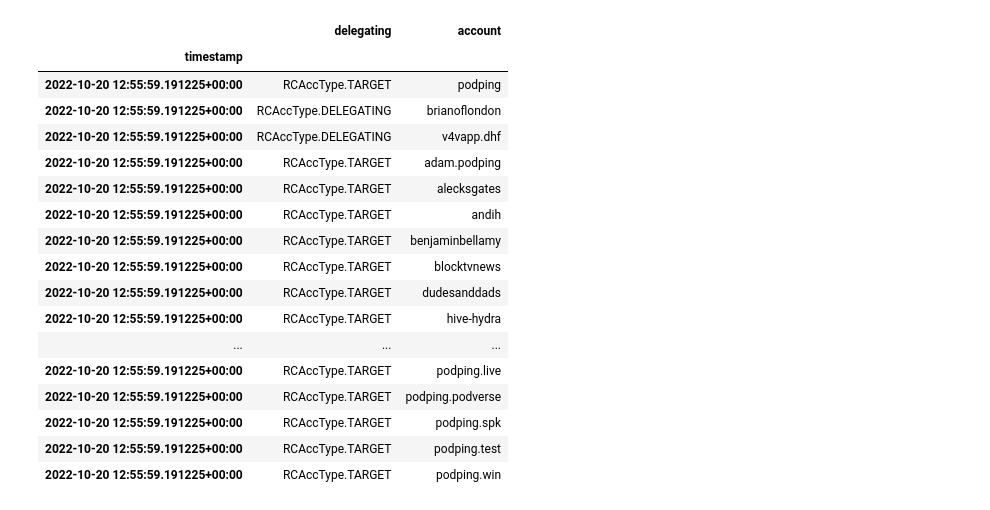
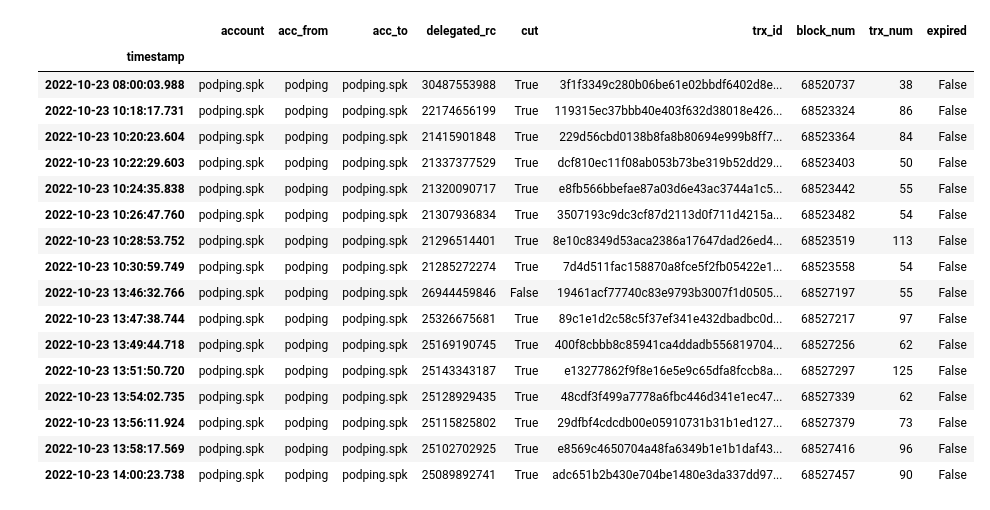
Before and after one commit to brianoflondon/hive-rc-auto, a Jupyter notebook: src/hive_rc_auto/data_experiments.ipynb, the cells around one changed output. Cells and saved outputs as stored; diff of their text form; code cells hidden in the pictures.

Commit message:
jupyter working
Signed-off-by: Brian of London <brian@podping.org>

```diff
--- a/src/hive_rc_auto/data_experiments.ipynb
+++ b/src/hive_rc_auto/data_experiments.ipynb
@@ -60,21 +10,6 @@ rc
-# %%
-df[["delegating","account"]]
-# %% [output]
-|  | delegating | account |
-| timestamp |  |  |
-| 2022-10-20 12:55:59.191225+00:00 | RCAccType.TARGET | podping |
-| 2022-10-20 12:55:59.191225+00:00 | RCAccType.DELEGATING | brianoflondon |
-| 2022-10-20 12:55:59.191225+00:00 | RCAccType.DELEGATING | v4vapp.dhf |
-| 2022-10-20 12:55:59.191225+00:00 | RCAccType.TARGET | adam.podping |
-| 2022-10-20 12:55:59.191225+00:00 | RCAccType.TARGET | alecksgates |
-| 2022-10-20 12:55:59.191225+00:00 | RCAccType.TARGET | andih |
-| 2022-10-20 12:55:59.191225+00:00 | RCAccType.TARGET | benjaminbellamy |
-| 2022-10-20 12:55:59.191225+00:00 | RCAccType.TARGET | blocktvnews |
-| 2022-10-20 12:55:59.191225+00:00 | RCAccType.TARGET | dudesanddads |
-| 2022-10-20 12:55:59.191225+00:00 | RCAccType.TARGET | hive-hydra |
-| ... | ... | ... |
-| 2022-10-20 12:55:59.191225+00:00 | RCAccType.TARGET | podping.live |
-| 2022-10-20 12:55:59.191225+00:00 | RCAccType.TARGET | podping.podverse |
-| 2022-10-20 12:55:59.191225+00:00 | RCAccType.TARGET | podping.spk |
-| 2022-10-20 12:55:59.191225+00:00 | RCAccType.TARGET | podping.test |
-| 2022-10-20 12:55:59.191225+00:00 | RCAccType.TARGET | podping.win |
+# %%
+
+db_name = (
+    "rc_history_testnet" if Config.TESTNET else "rc_history"
+)
+db_rc_history = get_mongo_db(db_name)
@@ -80,0 +30,31 @@ df[["delegating","account"]]
+# %%
+cursor = db_rc_history.find({"real_mana":None}, {"_id": 0})
+
+data = []
+async for doc in cursor:
+    data.append(doc)
+
+
+df_rc_changes = pd.DataFrame(data)
+df_rc_changes.set_index('timestamp', inplace=True)
+# %%
+df_rc_changes[df_rc_changes.account=="podping.spk"]
+# %% [output]
+|  | account | acc_from | acc_to | delegated_rc | cut | trx_id | block_num | trx_num | expired |
+| timestamp |  |  |  |  |  |  |  |  |  |
+| 2022-10-23 08:00:03.988 | podping.spk | podping | podping.spk | 30487553988 | True | 3f1f3349c280b06be61e02bbdf6402d8e... | 68520737 | 38 | False |
+| 2022-10-23 10:18:17.731 | podping.spk | podping | podping.spk | 22174656199 | True | 119315ec37bbb40e403f632d38018e426... | 68523324 | 86 | False |
+| 2022-10-23 10:20:23.604 | podping.spk | podping | podping.spk | 21415901848 | True | 229d56cbd0138b8fa8b80694e999b8ff7... | 68523364 | 84 | False |
+| 2022-10-23 10:22:29.603 | podping.spk | podping | podping.spk | 21337377529 | True | dcf810ec11f08ab053b73be319b52dd29... | 68523403 | 50 | False |
+| 2022-10-23 10:24:35.838 | podping.spk | podping | podping.spk | 21320090717 | True | e8fb566bbefae87a03d6e43ac3744a1c5... | 68523442 | 55 | False |
+| 2022-10-23 10:26:47.760 | podping.spk | podping | podping.spk | 21307936834 | True | 3507193c9dc3cf87d2113d0f711d4215a... | 68523482 | 54 | False |
+| 2022-10-23 10:28:53.752 | podping.spk | podping | podping.spk | 21296514401 | True | 8e10c8349d53aca2386a17647dad26ed4... | 68523519 | 113 | False |
+| 2022-10-23 10:30:59.749 | podping.spk | podping | podping.spk | 21285272274 | True | 7d4d511fac158870a8fce5f2fb05422e1... | 68523558 | 54 | False |
+| 2022-10-23 13:46:32.766 | podping.spk | podping | podping.spk | 26944459846 | False | 19461acf77740c83e9793b3007f1d0505... | 68527197 | 55 | False |
+| 2022-10-23 13:47:38.744 | podping.spk | podping | podping.spk | 25326675681 | True | 89c1e1d2c58c5f37ef341e432dbadbc0d... | 68527217 | 97 | False |
+| 2022-10-23 13:49:44.718 | podping.spk | podping | podping.spk | 25169190745 | True | 400f8cbbb8c85941ca4ddadb556819704... | 68527256 | 62 | False |
+| 2022-10-23 13:51:50.720 | podping.spk | podping | podping.spk | 25143343187 | True | e13277862f9f8e16e5e9c65dfa8fccb8a... | 68527297 | 125 | False |
+| 2022-10-23 13:54:02.735 | podping.spk | podping | podping.spk | 25128929435 | True | 48cdf3f499a7778a6fbc446d341e1ec47... | 68527339 | 62 | False |
+| 2022-10-23 13:56:11.924 | podping.spk | podping | podping.spk | 25115825802 | True | 29dfbf4cdcdb00e05910731b31b1ed127... | 68527379 | 73 | False |
+| 2022-10-23 13:58:17.569 | podping.spk | podping | podping.spk | 25102702925 | True | e8569c4650704a48fa6349b1e1b1daf43... | 68527416 | 96 | False |
+| 2022-10-23 14:00:23.738 | podping.spk | podping | podping.spk | 25089892741 | True | adc651b2b430e704be1480e3da337dd97... | 68527457 | 90 | False |
```
Also changed, not shown: parts of 10 cells of this notebook, 5 other files.
